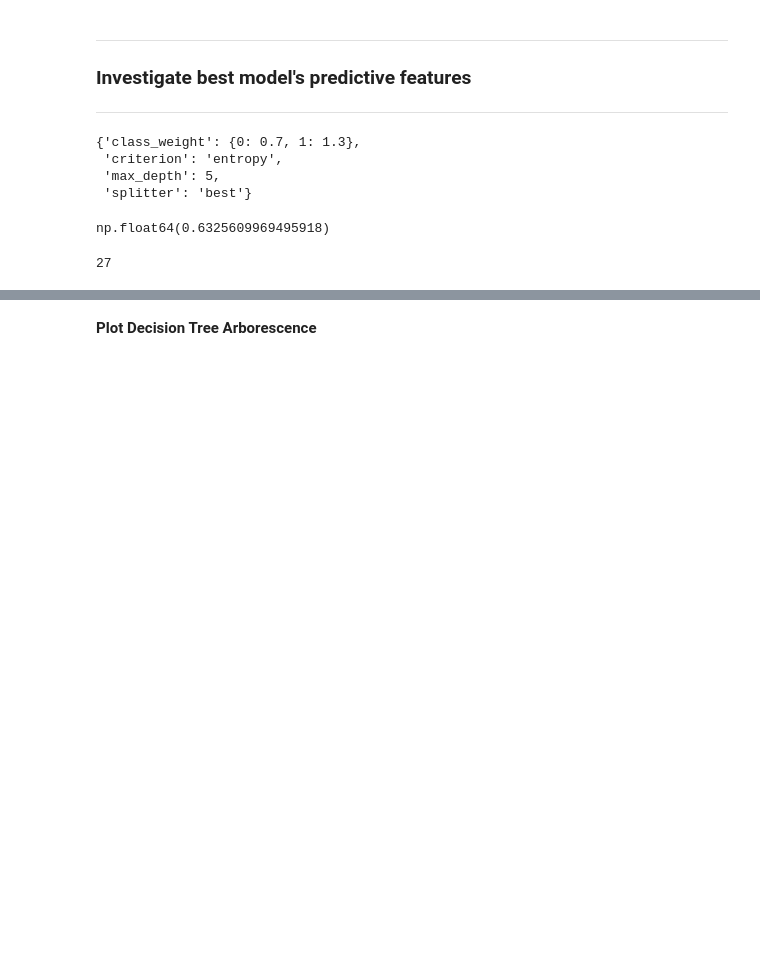
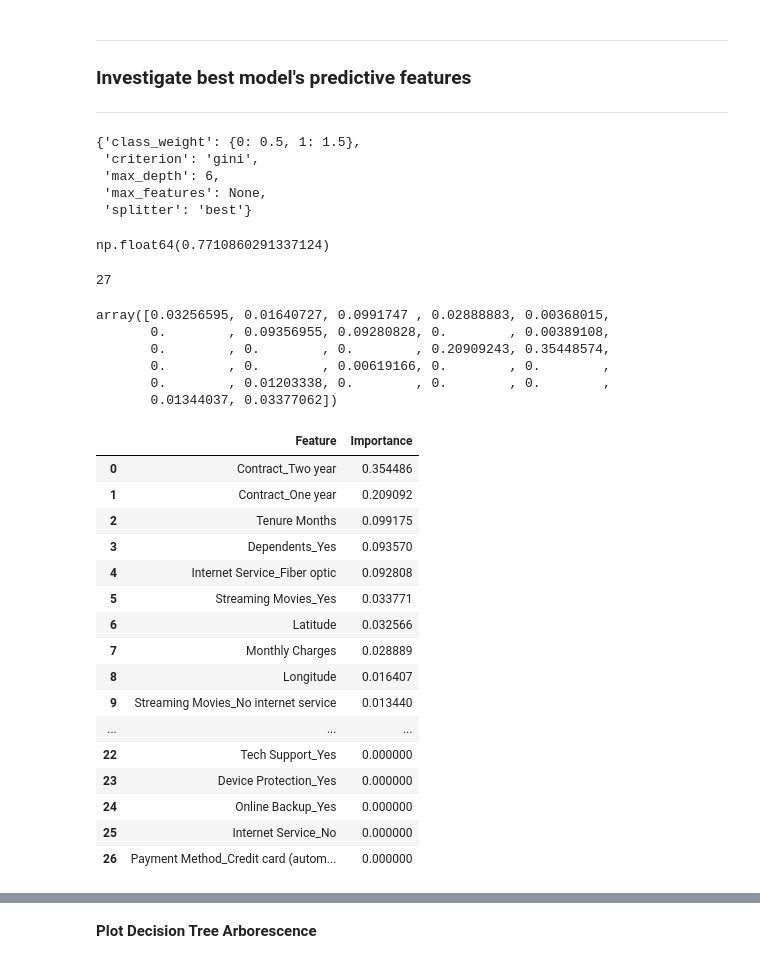
Before and after one commit to ABF-QC/Module2_Project2_team, a Jupyter notebook: notebook/Model4.ipynb, the cells around one changed output, grey strips where cells are left out. Drawn from its saved outputs; the diff is of its cells as text; code cells hidden in the pictures; blank space fills up the shorter version.

Commit message:
model 4 and 5 with balance_accuracy

```diff
--- a/notebook/Model4.ipynb
+++ b/notebook/Model4.ipynb
@@ -110,13 +125,30 @@ dtc = DecisionTreeClassifier(random_state=25) #'balanced'
 # %%
 param_grid = { 'criterion' : ['gini', 'entropy', 'log_loss'],
                'splitter' : ['best','random'],
-               'max_depth' : [3,5,8,10],
+               'max_depth' : [3,4,5,6,7,8,9,10],
                'class_weight': ['balanced', {0: 1, 1: 1}, {0: 0.7, 1: 1.3}, {0: 0.5, 1: 1.5}, {0: 0.3, 1: 1.7}, {0: 0.1, 1: 1.9}],
+               'max_features' :['sqrt', 'log2', None]
              }
+
+# param_grid = { 'dtc__criterion' : ['gini', 'entropy', 'log_loss'],
+#                 'dtc__splitter' : ['best','random'],
+#                 'dtc__max_depth' : [3,4,5,6,7,8,9,10],
+#                 'dtc__class_weight': ['balanced', {0: 1, 1: 1}, {0: 0.7, 1: 1.3}, {0: 0.5, 1: 1.5}, {0: 0.3, 1: 1.7}, {0: 0.1, 1: 1.9}],
+#                 'dtc__max_features' :['sqrt', 'log2', None]
+#              }
+# param_grid = {
+#     'clf__max_depth': [3, 5, 10],
+#     'clf__min_samples_split': [2, 5, 10],
+#     'threshold': [0.1, 0.2, 0.3, 0.4, 0.5]  # Threshold Grid
+# }
+scoring = ['balanced_accuracy','recall', 'precision']
+#scoring = ['balanced_accuracy', 'f1_macro', 'roc_auc','recall']
+refit = 'balanced_accuracy'
+#refit = 'f1_weighted' #'roc_auc'
 # %% [markdown]
 **Setting instance of GridSearchCV**
 # %%
-grid = GridSearchCV(dtc, param_grid, scoring='f1')
+grid = GridSearchCV(dtc, param_grid, scoring=scoring, refit=refit)
 # %% [markdown]
 **Train the models to find best parameters**
 # %%
@@ -142,17 +176,57 @@ GridSearchCV(estimator=DecisionTreeClassifier(random_state=25),
 # %%
 grid.best_params_
 # %% [output]
-{'class_weight': {0: 0.7, 1: 1.3},
- 'criterion': 'entropy',
- 'max_depth': 5,
+{'class_weight': {0: 0.5, 1: 1.5},
+ 'criterion': 'gini',
+ 'max_depth': 6,
+ 'max_features': None,
  'splitter': 'best'}
 # %%
 grid.best_score_
 # %% [output]
-np.float64(0.6325609969495918)
+np.float64(0.7710860291337124)
 # %%
 grid.n_features_in_
 # %% [output]
 27
 # %%
 model = grid.best_estimator_
+# %%
+best_model = grid.best_estimator_
+
+# Get feature importances from the best model
+feature_importance = best_model.feature_importances_
+#feature_importance = best_model.named_steps['dtc'].feature_importances_
+
+feature_importance
+# %% [output]
+array([0.03256595, 0.01640727, 0.0991747 , 0.02888883, 0.00368015,
+       0.        , 0.09356955, 0.09280828, 0.        , 0.00389108,
+       0.        , 0.        , 0.        , 0.20909243, 0.35448574,
+       0.        , 0.        , 0.00619166, 0.        , 0.        ,
+       0.        , 0.01203338, 0.        , 0.        , 0.        ,
+       0.01344037, 0.03377062])
+# %%
+feature_importance_df = pd.DataFrame({
+    'Feature': X_train.columns,
+    'Importance': feature_importance
+}).sort_values(by='Importance', ascending=False).reset_index(drop=True)
+feature_importance_df
+# %% [output]
+|  | Feature | Importance |
+| 0 | Contract_Two year | 0.354486 |
+| 1 | Contract_One year | 0.209092 |
+| 2 | Tenure Months | 0.099175 |
+| 3 | Dependents_Yes | 0.093570 |
+| 4 | Internet Service_Fiber optic | 0.092808 |
+| 5 | Streaming Movies_Yes | 0.033771 |
+| 6 | Latitude | 0.032566 |
+| 7 | Monthly Charges | 0.028889 |
+| 8 | Longitude | 0.016407 |
+| 9 | Streaming Movies_No internet service | 0.013440 |
+| ... | ... | ... |
+| 22 | Tech Support_Yes | 0.000000 |
+| 23 | Device Protection_Yes | 0.000000 |
+| 24 | Online Backup_Yes | 0.000000 |
+| 25 | Internet Service_No | 0.000000 |
+| 26 | Payment Method_Credit card (autom... | 0.000000 |
```
Also changed, not shown: parts of 15 cells of this notebook, 2 other files.
